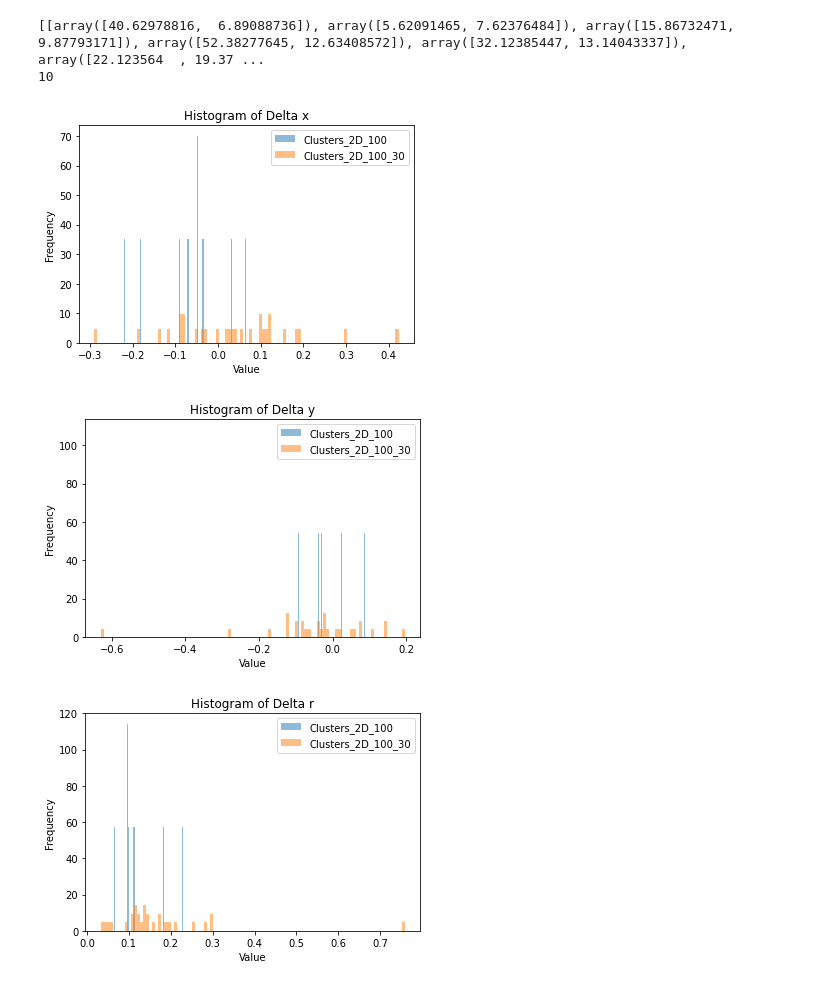
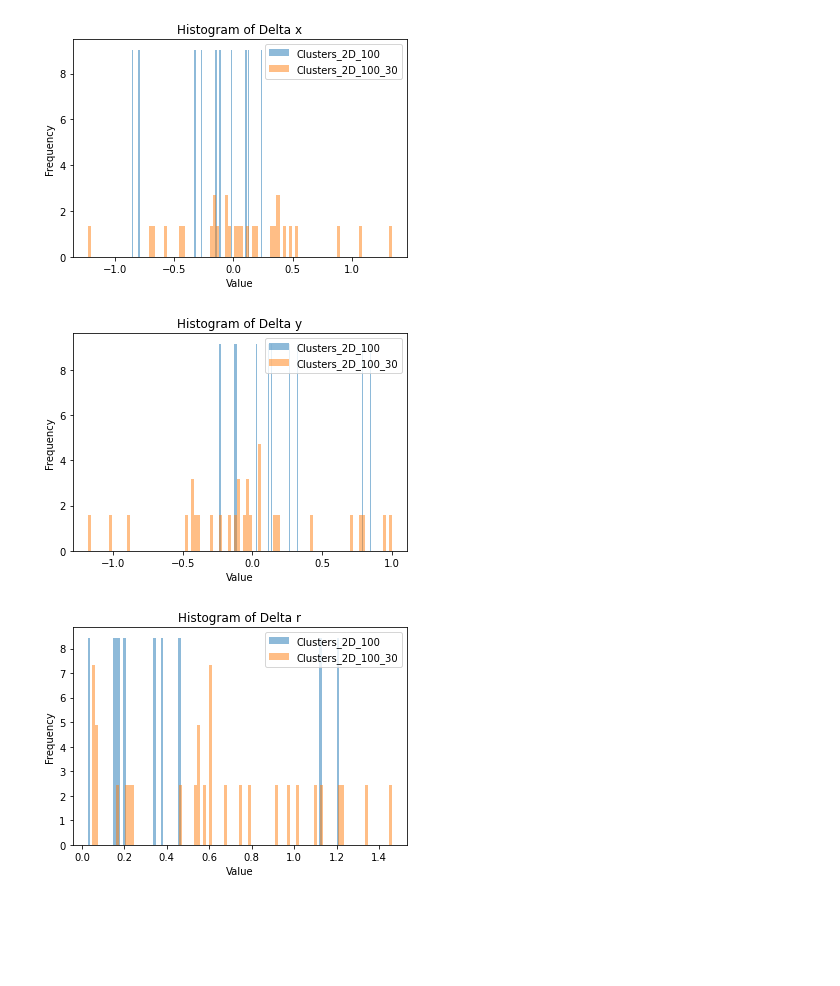
Before and after one commit to xtx2022/Project-1, a Jupyter notebook: high_resolution.ipynb, the cells around one changed output. Cells and saved outputs as stored; diff of their text form; code cells hidden in the pictures; blank space fills up the shorter version.

```diff
--- a/high_resolution.ipynb
+++ b/high_resolution.ipynb
@@ -5,46 +5,42 @@ from find_and_judge import *
     algorithms: 'local maxima', 'local maxima denoised', 'hr local maxima denoised'
 '''
 images = read_in_data('./Clusters_2D_100.txt')
-found = find_points(images, 'hr local maxima denoised', 1)
-print(found)
-print(len(found[0]))
+found = find_points(images, 'local maxima denoised', 3, 1)
 result1 = judge(images, found)
 images_30 = read_in_data('./Clusters_2D_100_30.txt')
-found_30 = find_points(images_30, 'hr local maxima denoised', 1)
+found_30 = find_points(images_30, 'local maxima denoised', 3, 1)
 result2 = judge(images_30, found_30)
 
 # Plot the histograms with specified border colors and transparent fills
 plt.hist(result1.dist_array[0], bins=100, density=True, alpha=0.5, label='Clusters_2D_100')  # Histogram for data1
 plt.hist(result2.dist_array[0], bins=100, density=True, alpha=0.5, label='Clusters_2D_100_30')    # Histogram for data2
 # Customize the plot
 plt.title('Histogram of Delta x')
 plt.xlabel('Value')
 plt.ylabel('Frequency')
 plt.legend(loc='upper right')  # Add a legend to differentiate the datasets
 plt.show()
 
 # Plot the histograms
 plt.hist(result1.dist_array[1], bins=100, density=True, alpha=0.5, label='Clusters_2D_100')  # Histogram for data1
 plt.hist(result2.dist_array[1], bins=100, density=True, alpha=0.5, label='Clusters_2D_100_30')    # Histogram for data2
 # Customize the plot
 plt.title('Histogram of Delta y')
 plt.xlabel('Value')
 plt.ylabel('Frequency')
 plt.legend(loc='upper right')  # Add a legend to differentiate the datasets
 plt.show()
 
 # Plot the histograms
 plt.hist(result1.dist_array[2], bins=100, density=True, alpha=0.5, label='Clusters_2D_100')  # Histogram for data1
 plt.hist(result2.dist_array[2], bins=100, density=True, alpha=0.5, label='Clusters_2D_100_30')    # Histogram for data2
 # Customize the plot
 plt.title('Histogram of Delta r')
 plt.xlabel('Value')
 plt.ylabel('Frequency')
 plt.legend(loc='upper right')  # Add a legend to differentiate the datasets
 plt.show()
 # %% [output]
-[[array([40.62978816,  6.89088736]), array([5.62091465, 7.62376484]), array([15.86732471,  9.87793171]), array([52.38277645, 12.63408572]), array([32.12385447, 13.14043337]), array([22.123564  , 19.37 ...
-10
-[figure, old version]
+[figure, new version]
-[figure, old version]
+[figure, new version]
-[figure, old version]
+[figure, new version]
```
Also changed, not shown: parts of 2 cells of this notebook.
